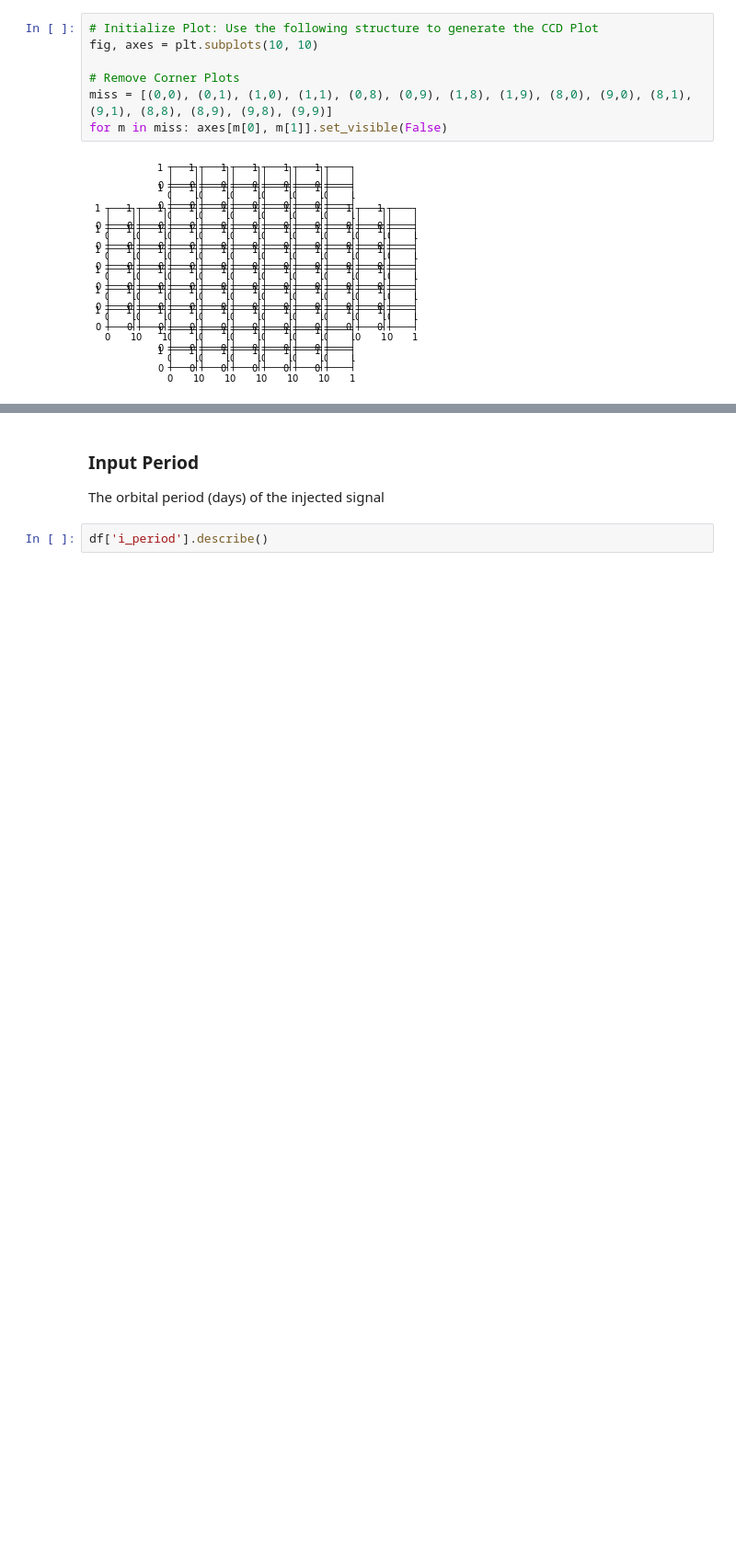
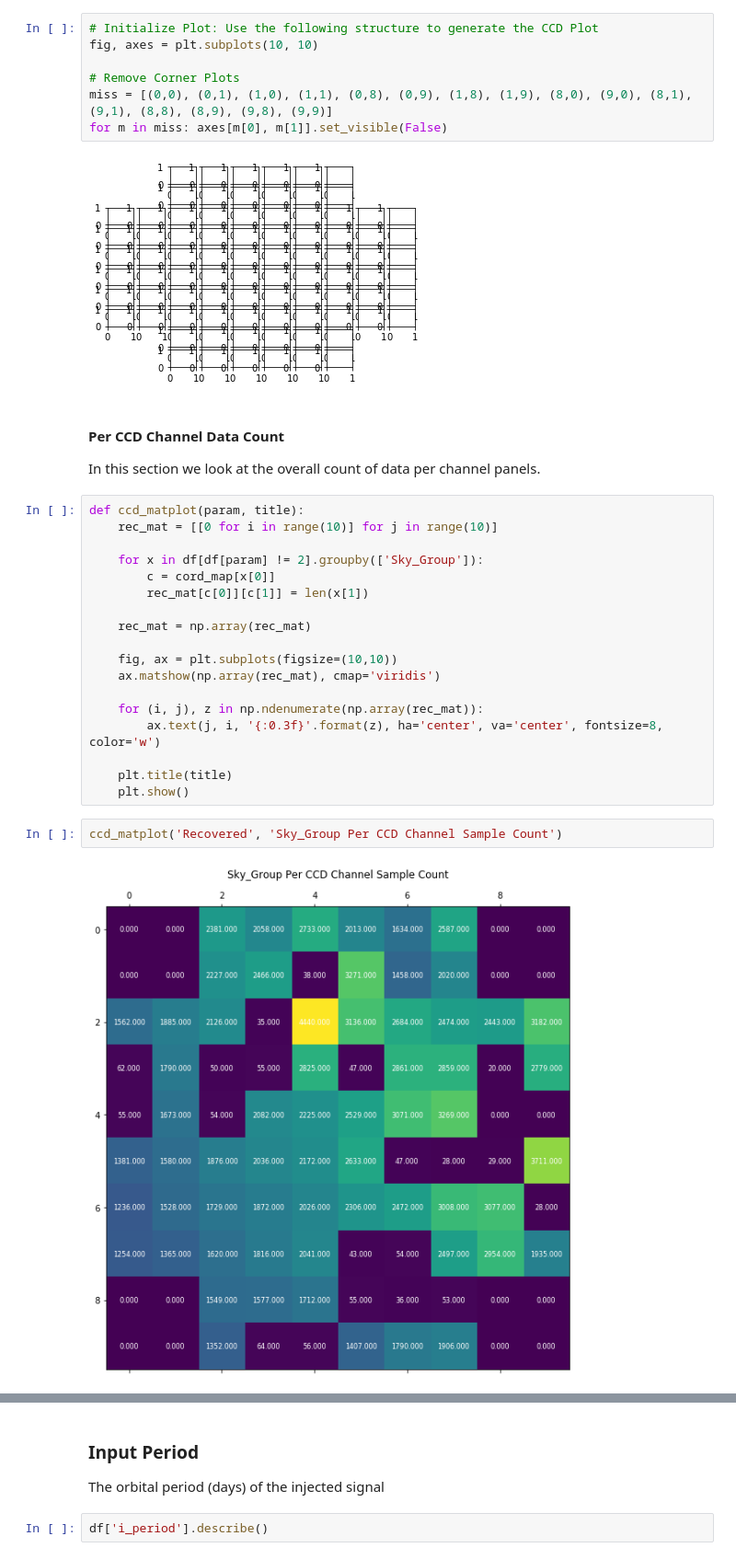
Before and after one commit to yutarochan/DS440, a Jupyter notebook: notebooks/EDA.ipynb, the cells around one changed output, grey strips where cells are left out. Shown: that part at 92% size. Saved outputs shown, nothing was run; the diff lists cells and outputs as text; blank space fills up the shorter version.

```diff
--- a/notebooks/EDA.ipynb
+++ b/notebooks/EDA.ipynb
@@ -252,3 +252,28 @@ miss = [(0,0), (0,1), (1,0), (1,1), (0,8), (0,9), (1,8), (1,9), (8,0), (9,0), (8
 for m in miss: axes[m[0], m[1]].set_visible(False)
 # %% [output]
 [figure]
+# %% [markdown]
+#### Per CCD Channel Data Count
+In this section we look at the overall count of data per channel panels.
+# %%
+def ccd_matplot(param, title):
+    rec_mat = [[0 for i in range(10)] for j in range(10)]
+
+    for x in df[df[param] != 2].groupby(['Sky_Group']):
+        c = cord_map[x[0]]
+        rec_mat[c[0]][c[1]] = len(x[1])
+
+    rec_mat = np.array(rec_mat)
+
+    fig, ax = plt.subplots(figsize=(10,10))
+    ax.matshow(np.array(rec_mat), cmap='viridis')
+
+    for (i, j), z in np.ndenumerate(np.array(rec_mat)):
+        ax.text(j, i, '{:0.3f}'.format(z), ha='center', va='center', fontsize=8, color='w')
+
+    plt.title(title)
+    plt.show()
+# %%
+ccd_matplot('Recovered', 'Sky_Group Per CCD Channel Sample Count')
+# %% [output]
+[figure, added]
```
Also changed, not shown: parts of 20 cells of this notebook, 1 other file.
